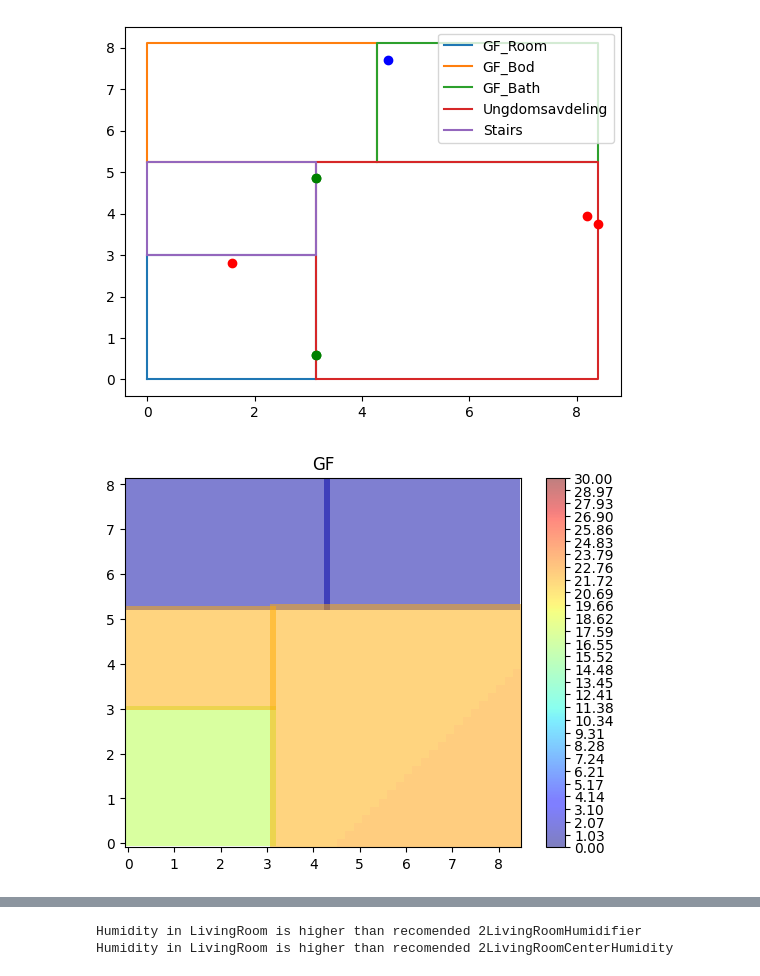
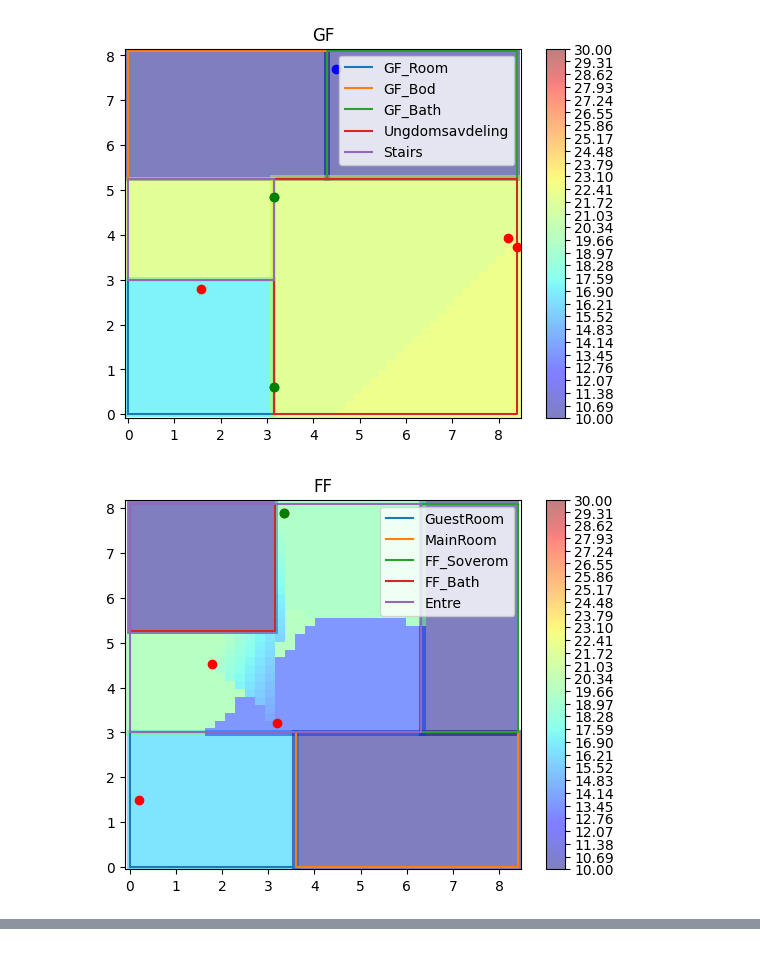
Before and after one commit to oskarhlm/VRDT---Smart-House, a Jupyter notebook: python/disruptive.ipynb, the cells around one changed output, grey strips where cells are left out. Saved outputs shown, nothing was run; the diff lists cells and outputs as text; code cells hidden in the pictures.

Commit message:
heatmap

```diff
--- a/python/disruptive.ipynb
+++ b/python/disruptive.ipynb
@@ -257,9 +257,9 @@ FF=GuestRoom,MainBedRoom,FF_Soveroom,FF_Bath,Entre
 GF=GF_Room,GF_Bod,GF_Bath,Ungdomsavdeling,Stair
 SF=Office,LivingRoom,Fireplace
 
-Floor={'GF':['GF_Room','GF_Bod','GF_Bath','Ungdomsavdeling','Stairs'],
-        'FF':['GuestRoom','MainRoom','FF_Soverom','FF_Bath','Entre'],
-        'SF':['Office','LivingRoom','Fireplace']
+Floor={1:['GF_Room','GF_Bod','GF_Bath','Ungdomsavdeling','Stairs'],
+        2:['GuestRoom','MainRoom','FF_Soverom','FF_Bath','Entre'],
+        3:['Office','LivingRoom','Fireplace']
 }
 # %%
 N=30
@@ -361,6 +361,8 @@ xi,yi=grid[1],grid[2]
 z=interpolate(room,grid[3],grid[4])[0]
 # %%
 i=0
+fig = plt.figure()  # Create a new figure object
+ax = fig.add_subplot(111)  # Add a new subplot to the figure
 for floor in Floor:
     i+=1
     for room in Floor[floor]:
@@ -392,37 +394,37 @@ for floor in Floor:
                 plt.legend(loc='upper right')
         except:
             None
-        vmin=0
+        vmin=10
         vmax=30
         grid=room_grid(room)
         xi,yi=grid[1],grid[2]
-        plt.figure(3+i)
+        plt.figure(i)
         plt.title(str(floor))
         z0=interpolate(room,grid[3],grid[4])
         z=z0[0]
         if np.shape(z)==(1,):
             z_2d=np.ones_like(xi)
         else:
             z_2d=np.reshape(z,(xi.shape))
 
         plt.pcolormesh(xi,yi,z_2d,shading='auto',vmin=vmin,vmax=vmax,cmap='jet', alpha=0.5)
-
         if len(z0[1])==0:
             None
         else:
             print('Water detected in '+str(room))
             plt.plot(z0[1][0][0],z0[1][0][1],'bo',label='Water Detected')
 
         if len(z0[2])==0:
             None
         else:
             for j in range(2):
-                print('Humidity in '+str(room)+ ' is higher than recomended '+str(z0[2][2+3*j]))
+                textr='Humidity in '+str(room)+ ' is higher than recomended'
+                props = dict(boxstyle='round', facecolor='wheat', alpha=0.5)
                 plt.plot(z0[2][3*j][0],z0[2][3*j][1],'co',label=str(sensor))
-
+            plt.text(-0.05,0.1, textr, transform=ax.transAxes, fontsize=10, verticalalignment='bottom', bbox=props)
     levels = np.linspace(vmin, vmax, 30)
     plt.colorbar(ticks=levels)
     plt.show()
 # %% [output]
-[figure, old version]
+[figure, new version]
-[figure, old version]
+[figure, new version]
@@ -431,2 +431,0 @@ for floor in Floor:
-Humidity in LivingRoom is higher than recomended 2LivingRoomHumidifier
-Humidity in LivingRoom is higher than recomended 2LivingRoomCenterHumidity
```
Also changed, not shown: parts of 4 cells of this notebook, 8 other files.
